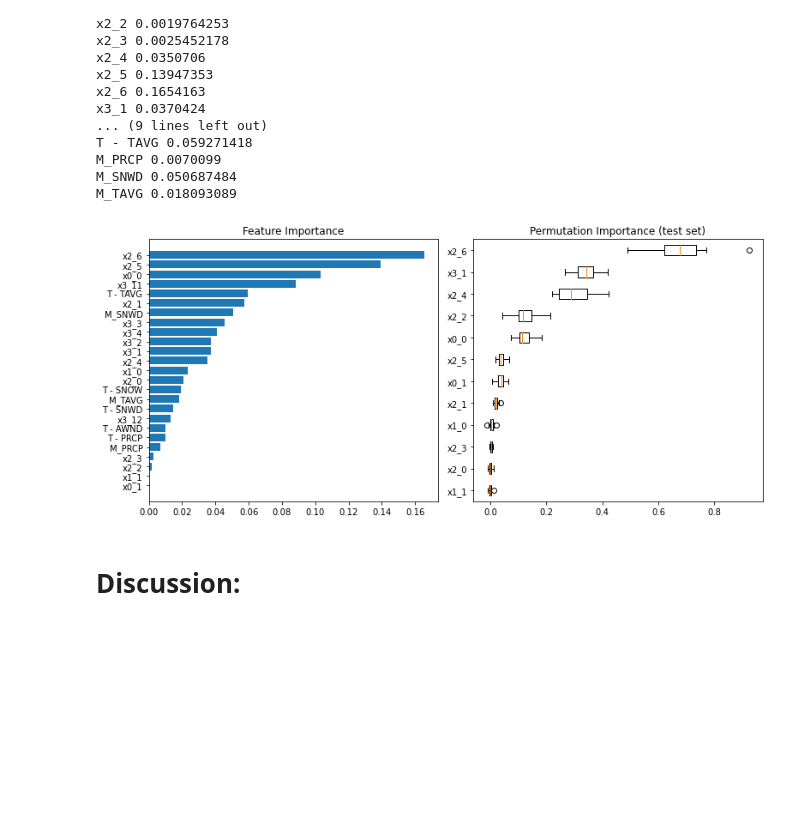
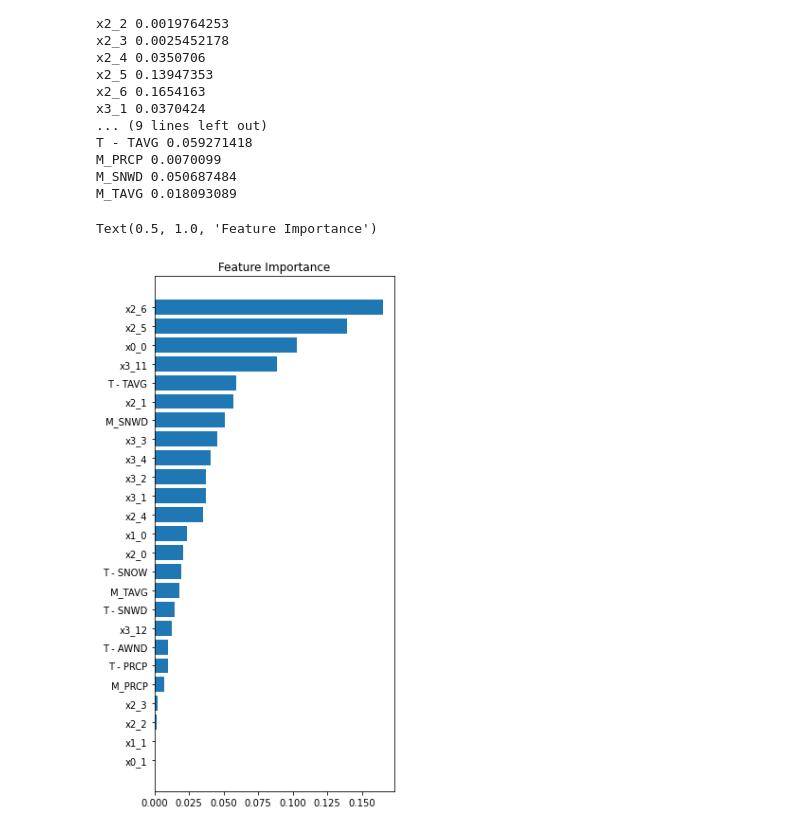
Before and after one commit to lperconti/Visitation, a Jupyter notebook: Resort_1_EDA_Modeling_notebook.ipynb, the cells around one changed output. Cells and saved outputs as stored; diff of their text form; code cells hidden in the pictures; blank space fills up the shorter version.

```diff
--- a/Resort_1_EDA_Modeling_notebook.ipynb
+++ b/Resort_1_EDA_Modeling_notebook.ipynb
@@ -490,7 +513,8 @@ pipeline_dt = Pipeline([('transformer', Transformer),
 #set up grid search paramater grid
 dt_param_grid = {
     'dtr__min_samples_split': [2, 4, 6, 8],
-    'dtr__max_depth': [None, 2, 3, 4, 5, 6]
+    'dtr__max_depth': [None, 2, 3, 4, 5, 6],
+	'dtr__splitter': ['random', 'best']
 }
 
 #set up gridsearch:
@@ -513,7 +537,7 @@ Transformer = ColumnTransformer([
 	], remainder ='passthrough')
 
 #Pipeline second Step: treeregressor
-dt_clf3 = DecisionTreeRegressor(max_depth=5, min_samples_split=4, random_state = 42)
+dt_clf3 = DecisionTreeRegressor(max_depth=5, min_samples_split=4, splitter='best', random_state = 42)
 
 #pipeline
 pipeline_dt_best = Pipeline([('transformer', Transformer),
@@ -772,28 +802,12 @@ M_TAVG 0.018093089
 # %%
 feature_importance = xboost_pipe_best['xgb_r_2'].feature_importances_
 sorted_idx = np.argsort(feature_importance)
 pos = np.arange(sorted_idx.shape[0])
-fig = plt.figure(figsize=(11, 5))
+fig = plt.figure(figsize=(10, 10))
 plt.subplot(1, 2, 1)
 plt.barh(pos, feature_importance[sorted_idx], align="center")
 plt.yticks(pos, np.array(columns)[sorted_idx])
 plt.title("Feature Importance")
-
-result = permutation_importance(
-    xboost_pipe_best, X_test, y_test, n_repeats=19, random_state=42, n_jobs=2
-)
-result
-sorted_idx = result.importances_mean.argsort()
-plt.subplot(1, 2, 2)
-plt.boxplot(
-    result.importances[sorted_idx].T,
-    vert=False,
-    labels=np.array(columns)[sorted_idx],
-)
-plt.title("Permutation Importance (test set)")
-fig.tight_layout()
-plt.show()
 # %% [output]
+Text(0.5, 1.0, 'Feature Importance')
-[figure, old version]
+[figure, new version]
-# %% [markdown]
-# Discussion:
```
Also changed, not shown: parts of 42 cells of this notebook, 3 other files.
